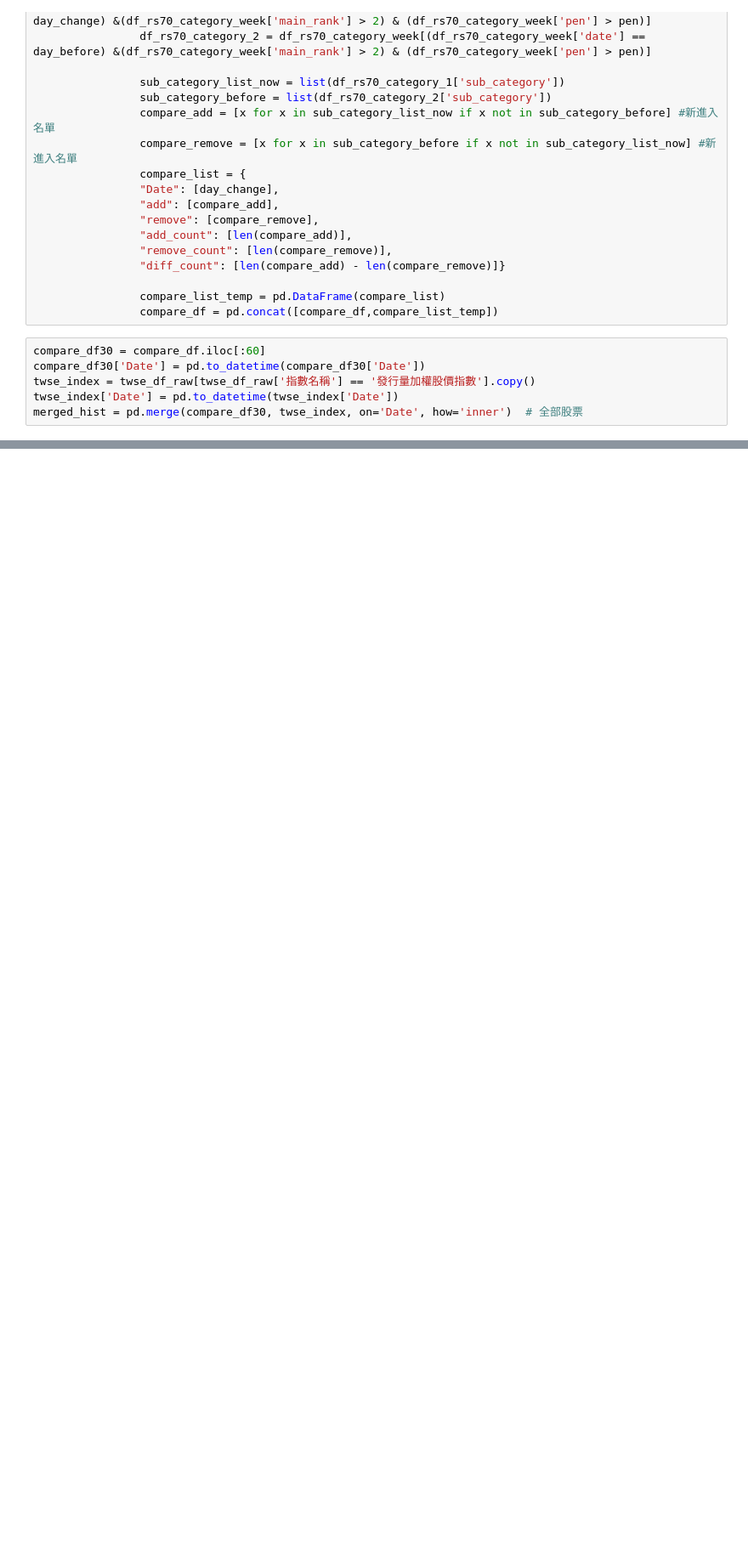
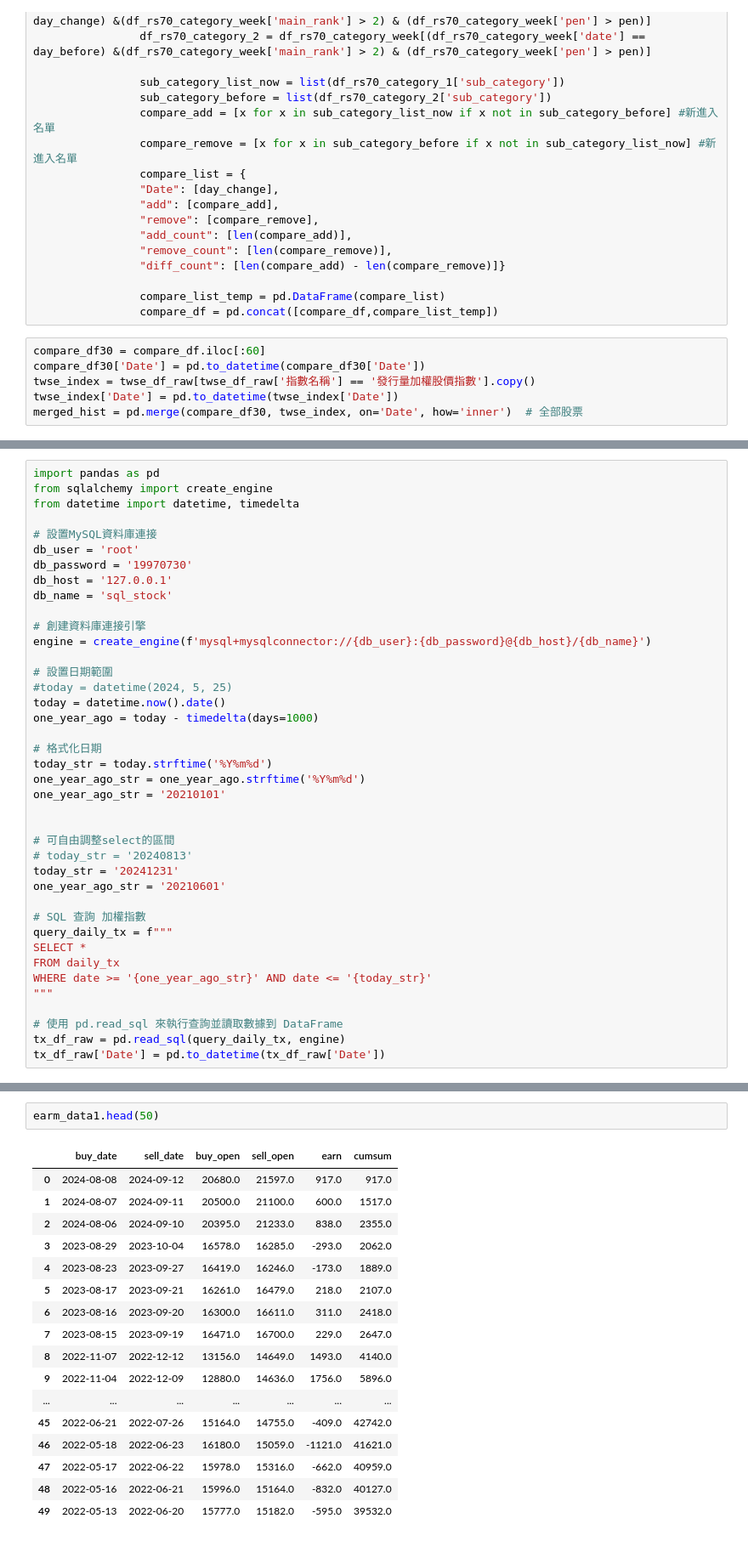
Before and after one commit to mulderfang/stock, a Jupyter notebook: 族群性觀察.ipynb, the cells around one changed output, grey strips where cells are left out. Shown at 85% size. Saved outputs shown, nothing was run; the diff lists cells and outputs as text; blank space fills up the shorter version.

```diff
--- a/族群性觀察.ipynb
+++ b/族群性觀察.ipynb
@@ -228,0 +388,40 @@ tt = stock_df_raw[stock_df_raw['證券名稱'] == '信驊']
+# %%
+import pandas as pd
+from sqlalchemy import create_engine
+from datetime import datetime, timedelta
+
+# 設置MySQL資料庫連接
+db_user = 'root'
+db_password = '19970730'
+db_host = '127.0.0.1'
+db_name = 'sql_stock'
+
+# 創建資料庫連接引擎
+engine = create_engine(f'mysql+mysqlconnector://{db_user}:{db_password}@{db_host}/{db_name}')
+
+# 設置日期範圍
+#today = datetime(2024, 5, 25)
+today = datetime.now().date()
+one_year_ago = today - timedelta(days=1000)
+
+# 格式化日期
+today_str = today.strftime('%Y%m%d')
+one_year_ago_str = one_year_ago.strftime('%Y%m%d')
+one_year_ago_str = '20210101'
+
+
+# 可自由調整select的區間
+# today_str = '20240813'
+today_str = '20241231'
+one_year_ago_str = '20210601'
+
+# SQL 查詢 加權指數
+query_daily_tx = f"""
+SELECT *
+FROM daily_tx
+WHERE date >= '{one_year_ago_str}' AND date <= '{today_str}'
+"""
+
+# 使用 pd.read_sql 來執行查詢並讀取數據到 DataFrame
+tx_df_raw = pd.read_sql(query_daily_tx, engine)
+tx_df_raw['Date'] = pd.to_datetime(tx_df_raw['Date'])
@@ -228,0 +484,20 @@ tt = stock_df_raw[stock_df_raw['證券名稱'] == '信驊']
+# %%
+earm_data1.head(50)
+# %% [output]
+|  | buy_date | sell_date | buy_open | sell_open | earn | cumsum |
+| 0 | 2024-08-08 | 2024-09-12 | 20680.0 | 21597.0 | 917.0 | 917.0 |
+| 1 | 2024-08-07 | 2024-09-11 | 20500.0 | 21100.0 | 600.0 | 1517.0 |
+| 2 | 2024-08-06 | 2024-09-10 | 20395.0 | 21233.0 | 838.0 | 2355.0 |
+| 3 | 2023-08-29 | 2023-10-04 | 16578.0 | 16285.0 | -293.0 | 2062.0 |
+| 4 | 2023-08-23 | 2023-09-27 | 16419.0 | 16246.0 | -173.0 | 1889.0 |
+| 5 | 2023-08-17 | 2023-09-21 | 16261.0 | 16479.0 | 218.0 | 2107.0 |
+| 6 | 2023-08-16 | 2023-09-20 | 16300.0 | 16611.0 | 311.0 | 2418.0 |
+| 7 | 2023-08-15 | 2023-09-19 | 16471.0 | 16700.0 | 229.0 | 2647.0 |
+| 8 | 2022-11-07 | 2022-12-12 | 13156.0 | 14649.0 | 1493.0 | 4140.0 |
+| 9 | 2022-11-04 | 2022-12-09 | 12880.0 | 14636.0 | 1756.0 | 5896.0 |
+| ... | ... | ... | ... | ... | ... | ... |
+| 45 | 2022-06-21 | 2022-07-26 | 15164.0 | 14755.0 | -409.0 | 42742.0 |
+| 46 | 2022-05-18 | 2022-06-23 | 16180.0 | 15059.0 | -1121.0 | 41621.0 |
+| 47 | 2022-05-17 | 2022-06-22 | 15978.0 | 15316.0 | -662.0 | 40959.0 |
+| 48 | 2022-05-16 | 2022-06-21 | 15996.0 | 15164.0 | -832.0 | 40127.0 |
+| 49 | 2022-05-13 | 2022-06-20 | 15777.0 | 15182.0 | -595.0 | 39532.0 |
```
Also changed, not shown: parts of 14 cells of this notebook, 7 other files.
